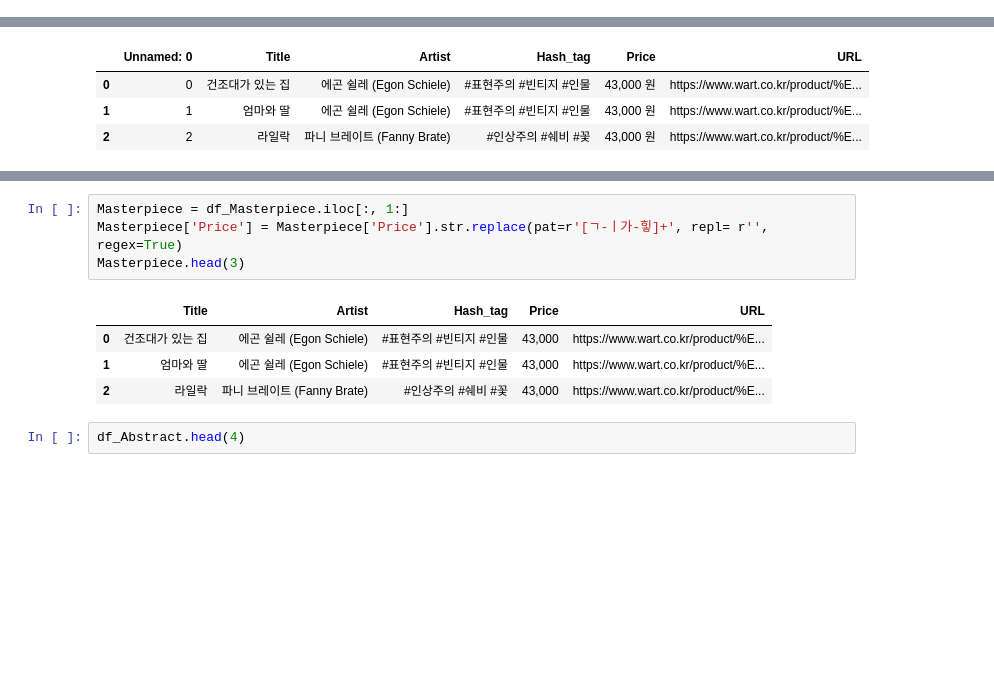
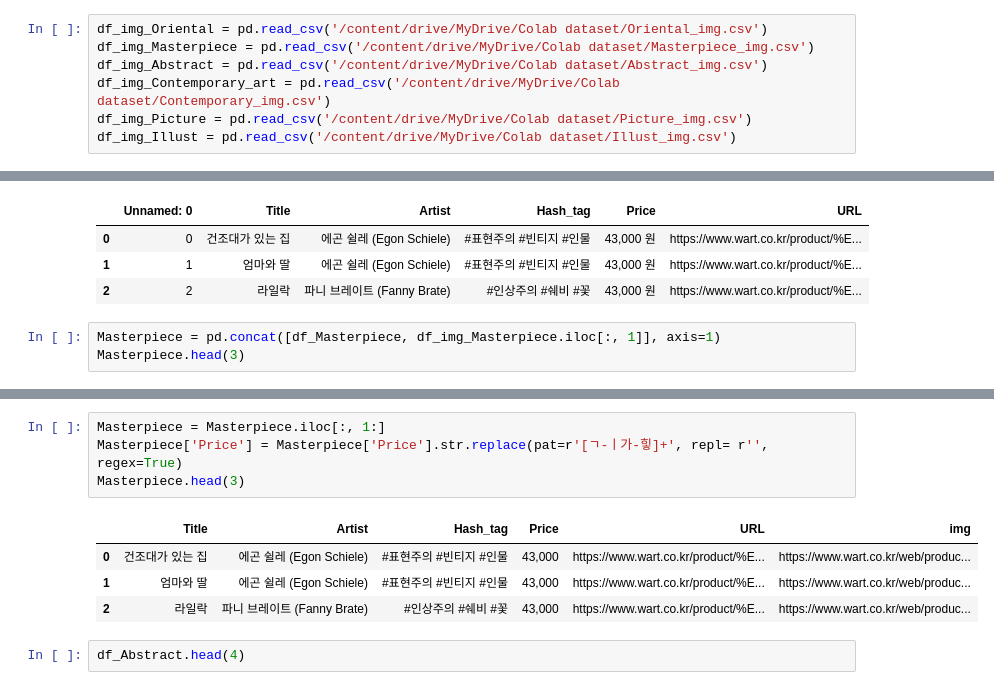
Before and after one commit to Han-JungHyeon/project3, a Jupyter notebook: Project3.ipynb, the cells around one changed output, grey strips where cells are left out. Cells and saved outputs as stored; diff of their text form; blank space fills up the shorter version.

```diff
--- a/Project3.ipynb
+++ b/Project3.ipynb
@@ -18,6 +18,13 @@ df_Abstract = pd.read_csv('/content/drive/MyDrive/Colab dataset/Abstract.csv')
 df_Contemporary_art = pd.read_csv('/content/drive/MyDrive/Colab dataset/Contemporary_art.csv')
 df_Picture = pd.read_csv('/content/drive/MyDrive/Colab dataset/Picture.csv')
 df_Illust = pd.read_csv('/content/drive/MyDrive/Colab dataset/Illust.csv')
+# %%
+df_img_Oriental = pd.read_csv('/content/drive/MyDrive/Colab dataset/Oriental_img.csv')
+df_img_Masterpiece = pd.read_csv('/content/drive/MyDrive/Colab dataset/Masterpiece_img.csv')
+df_img_Abstract = pd.read_csv('/content/drive/MyDrive/Colab dataset/Abstract_img.csv')
+df_img_Contemporary_art = pd.read_csv('/content/drive/MyDrive/Colab dataset/Contemporary_img.csv')
+df_img_Picture = pd.read_csv('/content/drive/MyDrive/Colab dataset/Picture_img.csv')
+df_img_Illust = pd.read_csv('/content/drive/MyDrive/Colab dataset/Illust_img.csv')
 # %% [markdown]
 **데이터 전처리**
 # %%
@@ -43,3 +58,6 @@ df_Masterpiece.head(3)
 | 0 | 0 | 건조대가 있는 집 | 에곤 쉴레 (Egon Schiele) | #표현주의 #빈티지 #인물 | 43,000 원 | https://www.wart.co.kr/product/%E... |
 | 1 | 1 | 엄마와 딸 | 에곤 쉴레 (Egon Schiele) | #표현주의 #빈티지 #인물 | 43,000 원 | https://www.wart.co.kr/product/%E... |
 | 2 | 2 | 라일락 | 파니 브레이트 (Fanny Brate) | #인상주의 #쉐비 #꽃 | 43,000 원 | https://www.wart.co.kr/product/%E... |
+# %%
+Masterpiece = pd.concat([df_Masterpiece, df_img_Masterpiece.iloc[:, 1]], axis=1)
+Masterpiece.head(3)
@@ -46,12 +69,12 @@ df_Masterpiece.head(3)
 # %%
-Masterpiece = df_Masterpiece.iloc[:, 1:]
+Masterpiece = Masterpiece.iloc[:, 1:]
 Masterpiece['Price'] = Masterpiece['Price'].str.replace(pat=r'[ㄱ-ㅣ가-힣]+', repl= r'', regex=True)
 Masterpiece.head(3)
 # %% [output]
-|  | Title | Artist | Hash_tag | Price | URL |
-| 0 | 건조대가 있는 집 | 에곤 쉴레 (Egon Schiele) | #표현주의 #빈티지 #인물 | 43,000 | https://www.wart.co.kr/product/%E... |
-| 1 | 엄마와 딸 | 에곤 쉴레 (Egon Schiele) | #표현주의 #빈티지 #인물 | 43,000 | https://www.wart.co.kr/product/%E... |
-| 2 | 라일락 | 파니 브레이트 (Fanny Brate) | #인상주의 #쉐비 #꽃 | 43,000 | https://www.wart.co.kr/product/%E... |
+|  | Title | Artist | Hash_tag | Price | URL | img |
+| 0 | 건조대가 있는 집 | 에곤 쉴레 (Egon Schiele) | #표현주의 #빈티지 #인물 | 43,000 | https://www.wart.co.kr/product/%E... | https://www.wart.co.kr/web/produc... |
+| 1 | 엄마와 딸 | 에곤 쉴레 (Egon Schiele) | #표현주의 #빈티지 #인물 | 43,000 | https://www.wart.co.kr/product/%E... | https://www.wart.co.kr/web/produc... |
+| 2 | 라일락 | 파니 브레이트 (Fanny Brate) | #인상주의 #쉐비 #꽃 | 43,000 | https://www.wart.co.kr/product/%E... | https://www.wart.co.kr/web/produc... |
 # %%
 df_Abstract.head(4)
 # %% [output]
```
Also changed, not shown: parts of 17 cells of this notebook.
